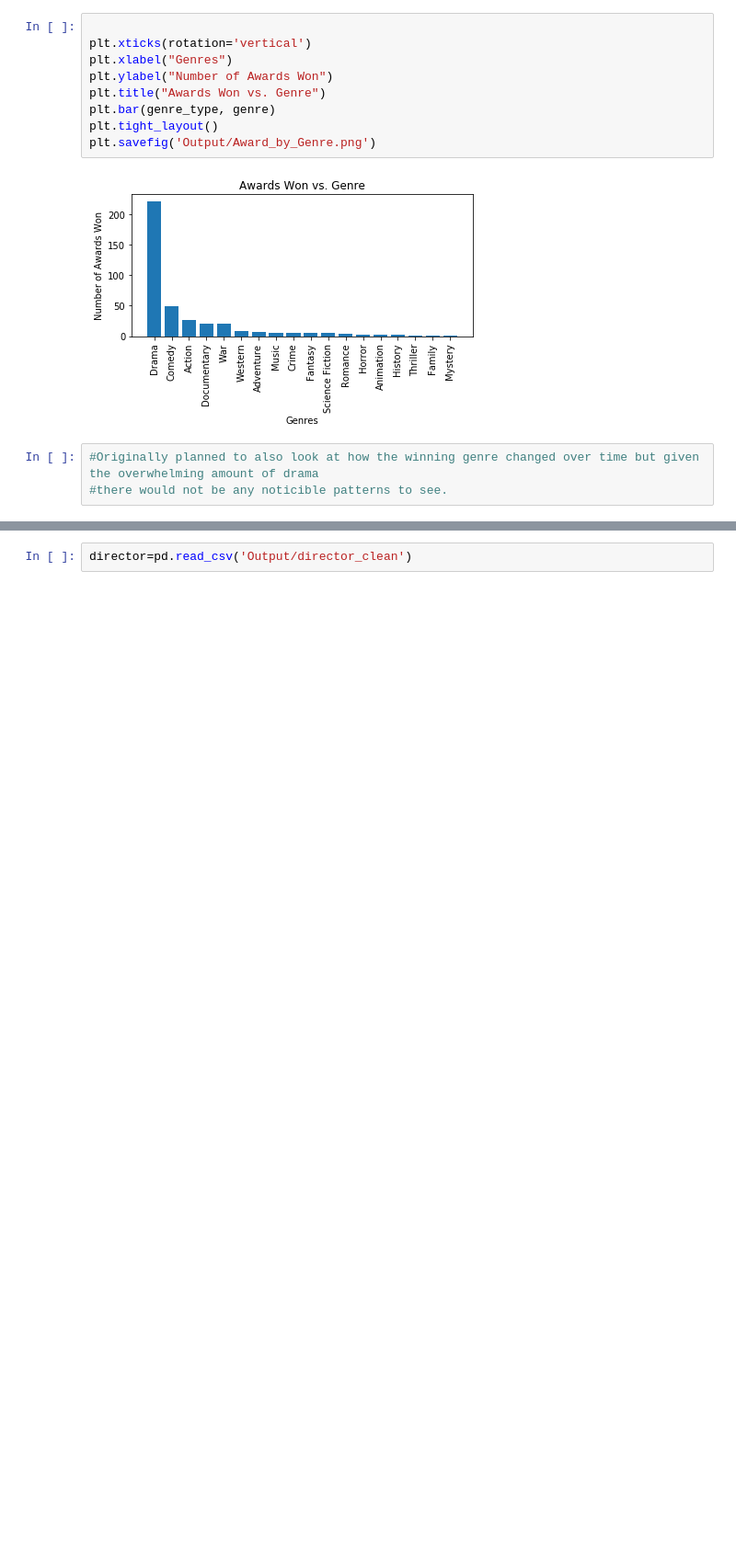
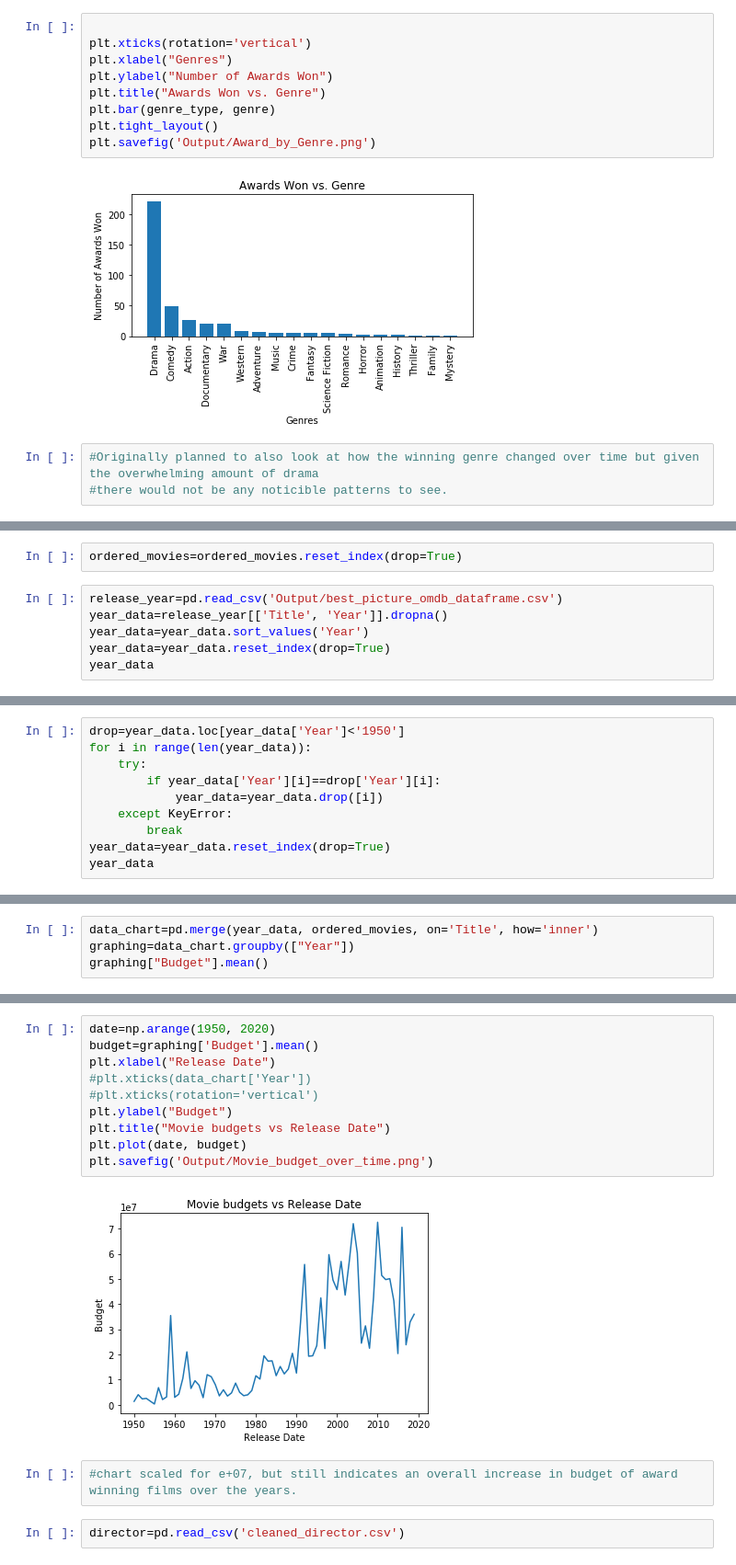
Before and after one commit to alextorres12/Group1_Project1, a Jupyter notebook: visualization.ipynb, the cells around one changed output, grey strips where cells are left out. Shown at 92% size. Drawn from its saved outputs; the diff is of its cells as text; blank space fills up the shorter version.

Commit message:
Adds screenplay info and visualizations and effects

```diff
--- a/visualization.ipynb
+++ b/visualization.ipynb
@@ -30,0 +42,8 @@ plt.savefig('Output/Award_by_Genre.png')
+# %%
+ordered_movies=ordered_movies.reset_index(drop=True)
+# %%
+release_year=pd.read_csv('Output/best_picture_omdb_dataframe.csv')
+year_data=release_year[['Title', 'Year']].dropna()
+year_data=year_data.sort_values('Year')
+year_data=year_data.reset_index(drop=True)
+year_data
@@ -30,0 +64,10 @@ plt.savefig('Output/Award_by_Genre.png')
+# %%
+drop=year_data.loc[year_data['Year']<'1950']
+for i in range(len(year_data)):
+    try:
+        if year_data['Year'][i]==drop['Year'][i]:
+            year_data=year_data.drop([i])
+    except KeyError:
+        break
+year_data=year_data.reset_index(drop=True)
+year_data
@@ -30,0 +88,4 @@ plt.savefig('Output/Award_by_Genre.png')
+# %%
+data_chart=pd.merge(year_data, ordered_movies, on='Title', how='inner')
+graphing=data_chart.groupby(["Year"])
+graphing["Budget"].mean()
@@ -31,4 +106,18 @@ plt.savefig('Output/Award_by_Genre.png')
+# %%
+date=np.arange(1950, 2020)
+budget=graphing['Budget'].mean()
+plt.xlabel("Release Date")
+#plt.xticks(data_chart['Year'])
+#plt.xticks(rotation='vertical')
+plt.ylabel("Budget")
+plt.title("Movie budgets vs Release Date")
+plt.plot(date, budget)
+plt.savefig('Output/Movie_budget_over_time.png')
+# %% [output]
+[figure, added]
+# %%
+#chart scaled for e+07, but still indicates an overall increase in budget of award winning films over the years.
 # %%
-director=pd.read_csv('Output/director_clean')
+director=pd.read_csv('cleaned_director.csv')
 # %%
 director=director.drop(columns='Unnamed: 0')
```
Also changed, not shown: parts of 10 cells of this notebook, 11 other files.
